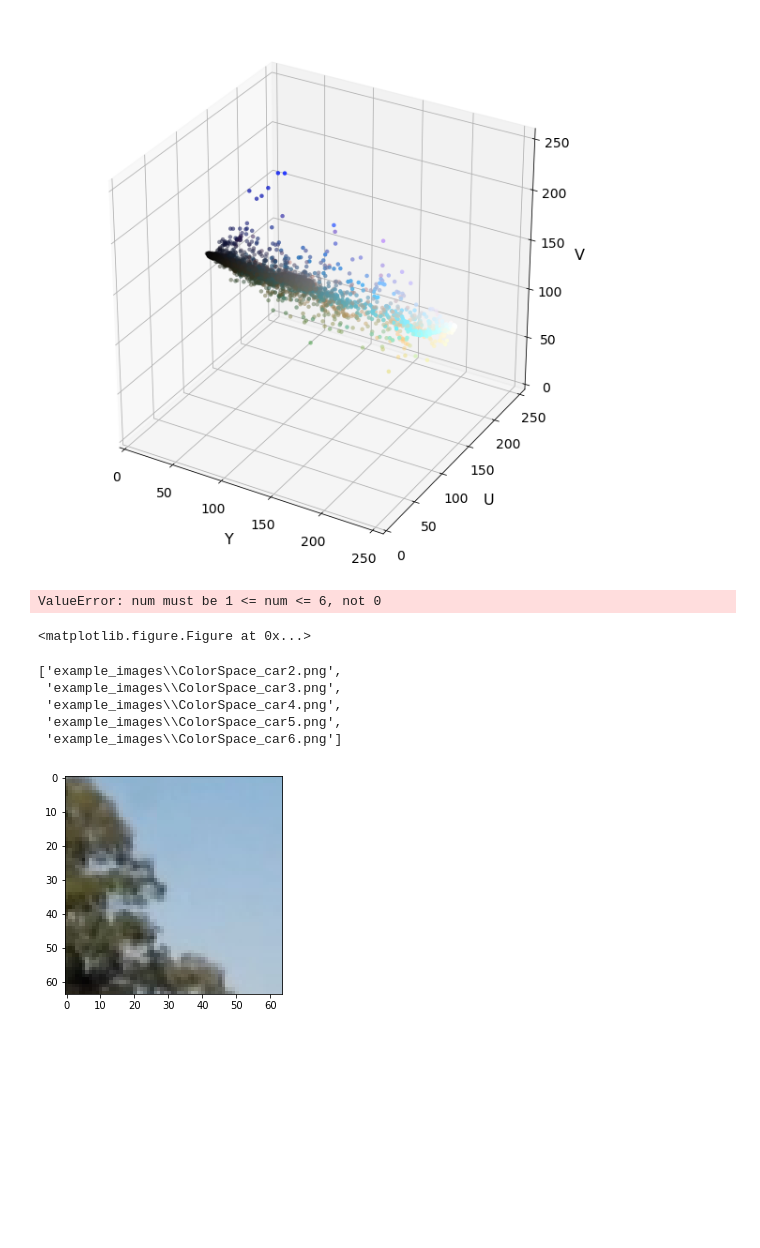
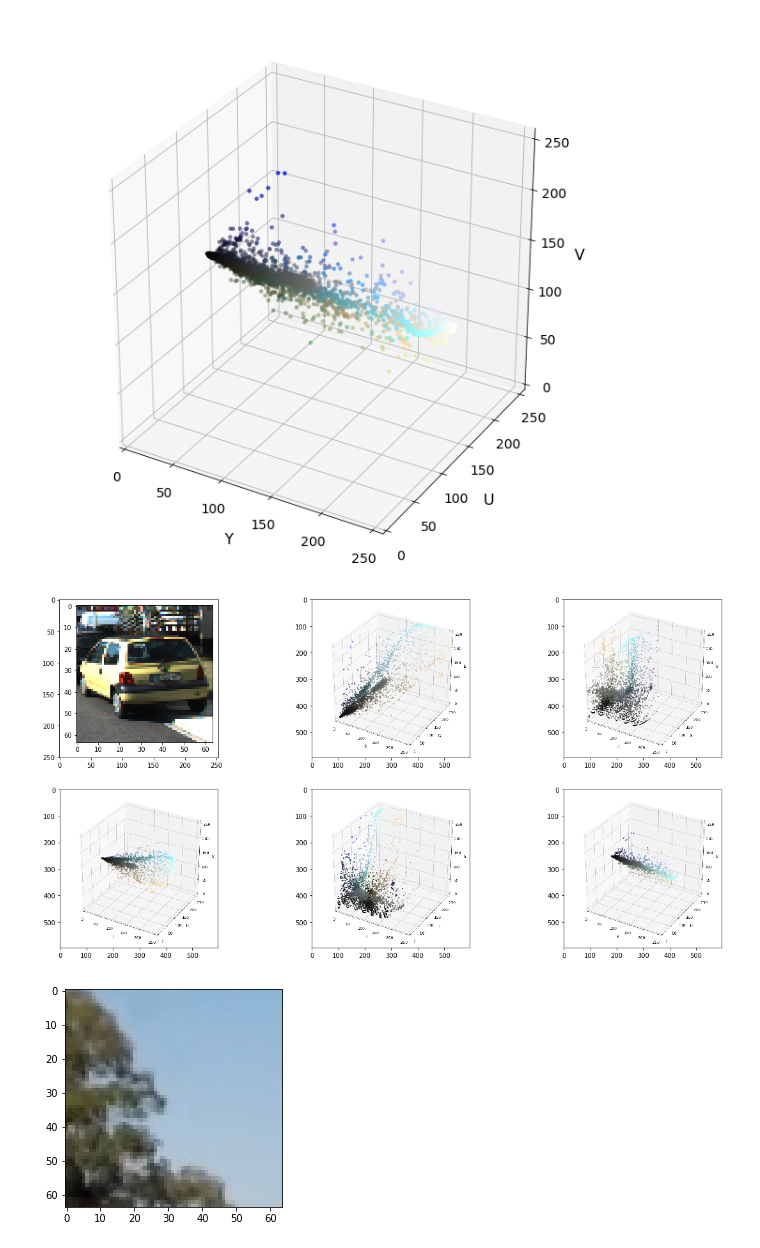
Before and after one commit to kdsian/CarND-P5-Vehicle-Detection, a Jupyter notebook: P5-Vehicle-Detection-Analysis.ipynb, the cells around one changed output. Saved outputs shown, nothing was run; the diff lists cells and outputs as text; code cells hidden in the pictures; blank space fills up the shorter version.

```diff
--- a/P5-Vehicle-Detection-Analysis.ipynb
+++ b/P5-Vehicle-Detection-Analysis.ipynb
@@ -275,22 +275,16 @@ Analy_Color(img)
 # %%
 images = glob.glob('example_images/ColorSpace_ca*.png')
 
-fig = plt.figure()
+fig, axes = plt.subplots(2,3,figsize=(20,10))
 for i, fname in enumerate(images):
     img = mpimg.imread(fname)
-    plt.subplot(230+i)
-    plt.imshow(img)
+    if i<3:
+        axes[0,i].imshow(img)
+    else:
+        axes[1,i-3].imshow(img)
+plt.savefig('example_images/color_scope_car.png')
 # %% [output]
-ValueError: num must be 1 <= num <= 6, not 0
-<matplotlib.figure.Figure at 0x...>
+[figure, added]
-# %%
-images
-# %% [output]
-['example_images\\ColorSpace_car2.png',
- 'example_images\\ColorSpace_car3.png',
- 'example_images\\ColorSpace_car4.png',
- 'example_images\\ColorSpace_car5.png',
- 'example_images\\ColorSpace_car6.png']
 # %%
 # Read a color image
 img = mpimg.imread("test_images/ColorSpace5.jpg")
```
Also changed, not shown: parts of 1 cell of this notebook, 2 other files.
